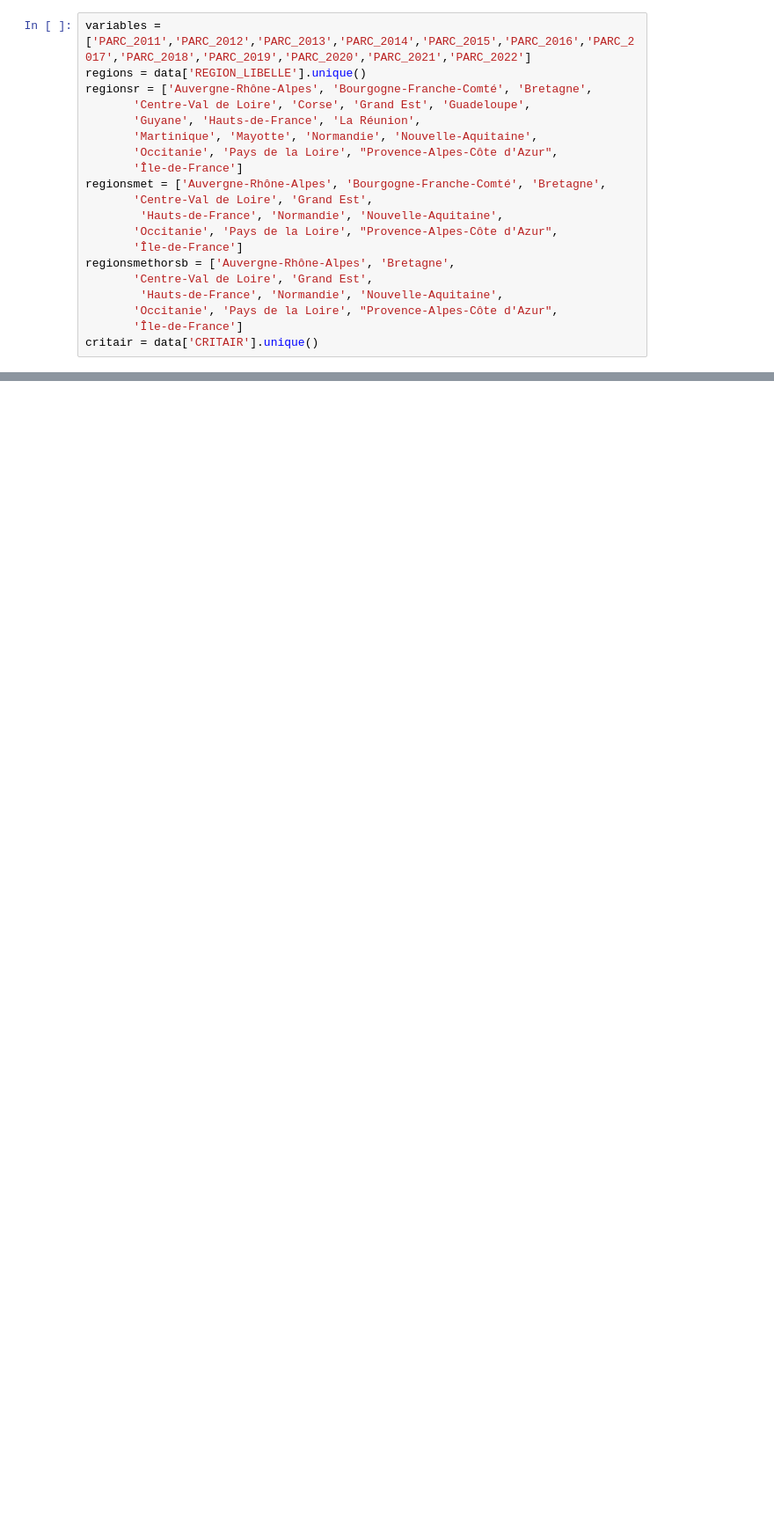
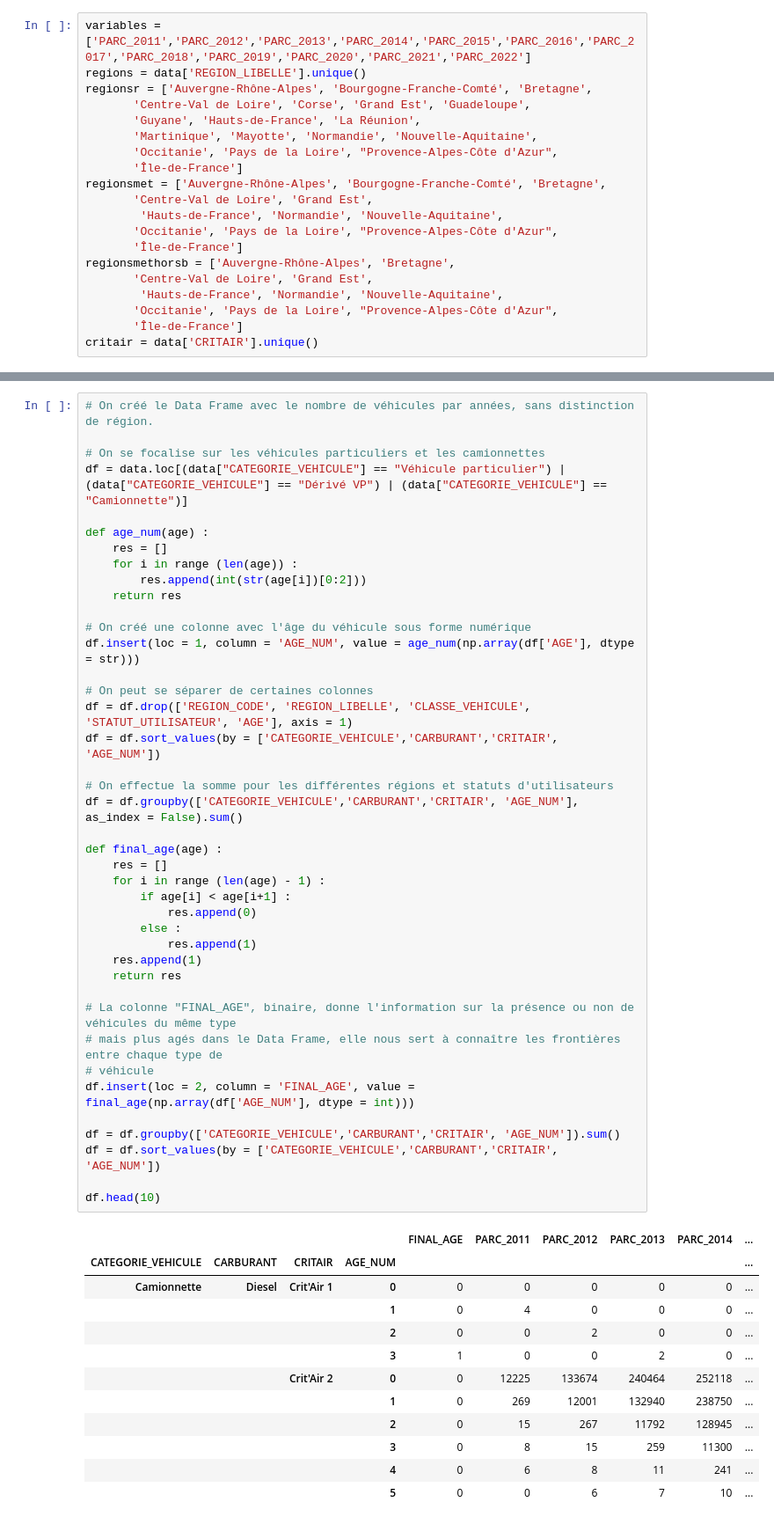
Before and after one commit to TheoLBTN/Projet-Python, a Jupyter notebook: Projet_pierre.ipynb, the cells around one changed output, grey strips where cells are left out. Shown at 88% size. Saved outputs shown, nothing was run; the diff lists cells and outputs as text; blank space fills up the shorter version.

```diff
--- a/Projet_pierre.ipynb
+++ b/Projet_pierre.ipynb
@@ -79,0 +40,54 @@ data_fil.head(5)
+# %%
+# On créé le Data Frame avec le nombre de véhicules par années, sans distinction de région.
+
+# On se focalise sur les véhicules particuliers et les camionnettes
+df = data.loc[(data["CATEGORIE_VEHICULE"] == "Véhicule particulier") | (data["CATEGORIE_VEHICULE"] == "Dérivé VP") | (data["CATEGORIE_VEHICULE"] == "Camionnette")]
+
+def age_num(age) :
+    res = []
+    for i in range (len(age)) :
+        res.append(int(str(age[i])[0:2]))
+    return res
+
+# On créé une colonne avec l'âge du véhicule sous forme numérique
+df.insert(loc = 1, column = 'AGE_NUM', value = age_num(np.array(df['AGE'], dtype = str)))
+
+# On peut se séparer de certaines colonnes
+df = df.drop(['REGION_CODE', 'REGION_LIBELLE', 'CLASSE_VEHICULE', 'STATUT_UTILISATEUR', 'AGE'], axis = 1)
+df = df.sort_values(by = ['CATEGORIE_VEHICULE','CARBURANT','CRITAIR', 'AGE_NUM'])
+
+# On effectue la somme pour les différentes régions et statuts d'utilisateurs
+df = df.groupby(['CATEGORIE_VEHICULE','CARBURANT','CRITAIR', 'AGE_NUM'], as_index = False).sum()
+
+def final_age(age) :
+    res = []
+    for i in range (len(age) - 1) :
+        if age[i] < age[i+1] :
+            res.append(0)
+        else :
+            res.append(1)
+    res.append(1)
+    return res
+
+# La colonne "FINAL_AGE", binaire, donne l'information sur la présence ou non de véhicules du même type
+# mais plus agés dans le Data Frame, elle nous sert à connaître les frontières entre chaque type de
+# véhicule
+df.insert(loc = 2, column = 'FINAL_AGE', value = final_age(np.array(df['AGE_NUM'], dtype = int)))
+
+df = df.groupby(['CATEGORIE_VEHICULE','CARBURANT','CRITAIR', 'AGE_NUM']).sum()
+df = df.sort_values(by = ['CATEGORIE_VEHICULE','CARBURANT','CRITAIR', 'AGE_NUM'])
+
+df.head(10)
+# %% [output]
+|  |  |  |  | FINAL_AGE | PARC_2011 | PARC_2012 | PARC_2013 | PARC_2014 | ... |
+| CATEGORIE_VEHICULE | CARBURANT | CRITAIR | AGE_NUM |  |  |  |  |  | ... |
+| Camionnette | Diesel | Crit'Air 1 | 0 | 0 | 0 | 0 | 0 | 0 | ... |
+|  |  |  | 1 | 0 | 4 | 0 | 0 | 0 | ... |
+|  |  |  | 2 | 0 | 0 | 2 | 0 | 0 | ... |
+|  |  |  | 3 | 1 | 0 | 0 | 2 | 0 | ... |
+|  |  | Crit'Air 2 | 0 | 0 | 12225 | 133674 | 240464 | 252118 | ... |
+|  |  |  | 1 | 0 | 269 | 12001 | 132940 | 238750 | ... |
+|  |  |  | 2 | 0 | 15 | 267 | 11792 | 128945 | ... |
+|  |  |  | 3 | 0 | 8 | 15 | 259 | 11300 | ... |
+|  |  |  | 4 | 0 | 6 | 8 | 11 | 241 | ... |
+|  |  |  | 5 | 0 | 0 | 6 | 7 | 10 | ... |
```
Also changed, not shown: parts of 9 cells of this notebook.
